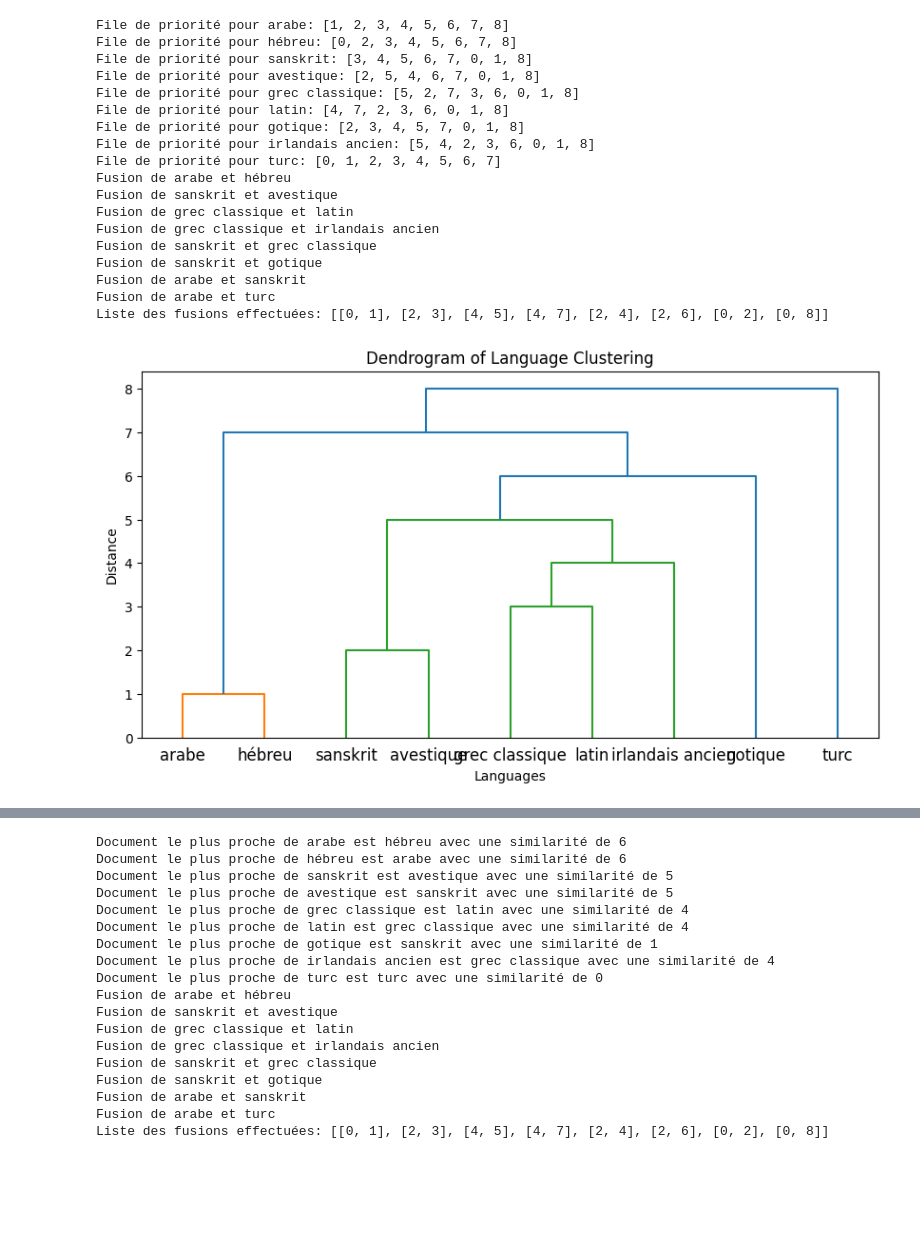
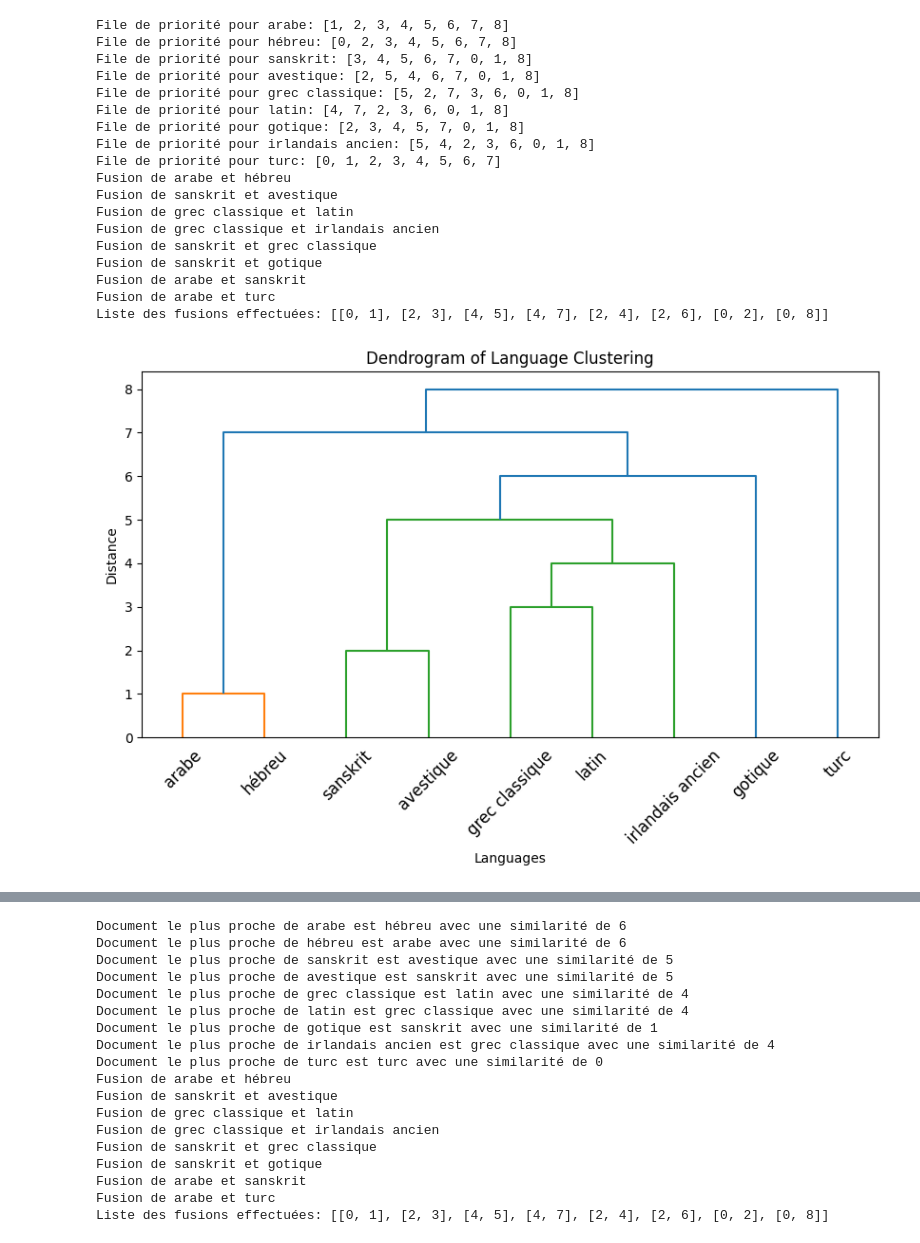
Before and after one commit to NielsTRS/ia_tp_cah, a Jupyter notebook: tp_note.ipynb, the cells around one changed output, grey strips where cells are left out. Drawn from its saved outputs; the diff is of its cells as text; code cells hidden in the pictures; blank space fills up the shorter version.

```diff
--- a/tp_note.ipynb
+++ b/tp_note.ipynb
@@ -31,7 +31,7 @@ def first_algo():
 
     init(sim_mat, labels)
 
-    for k in range(len(labels)-1):
+    for _ in range(len(labels)-1):
         max_sim = -1
         i1, i2 = -1, -1
         for i in range(len(labels)):
@@ -83,7 +83,7 @@ def second_algo():
     init(sim_mat, labels)
 
     # Iterative merging process
-    for k in range(len(labels) - 1):
+    for _ in range(len(labels) - 1):
         # Find the pair of clusters with the highest similarity
         i1 = max([i for i in range(len(labels)) if I[i] == i], key=lambda x: P[x][0])
         i2 = I[P[i1][1]]
@@ -127,7 +127,7 @@ def plot_dendrogram(Z, labels):
     x_coords = {i: i for i in range(n)}
     y_coords = {i: 0 for i in range(n)}
 
-    for i, (ci1, ci2, dist, size) in enumerate(Z):
+    for i, (ci1, ci2, dist, _) in enumerate(Z):
         x1, x2 = x_coords[ci1], x_coords[ci2]
         y1, y2 = y_coords[ci1], y_coords[ci2]
         x_new = (x1 + x2) / 2
@@ -158,6 +158,7 @@ dendrogram(Z, labels=labels)
 plt.title('Dendrogram of Language Clustering')
 plt.xlabel('Languages')
 plt.ylabel('Distance')
+plt.xticks(rotation=45)
 plt.show()
 
 # Plot the dendrogram
@@ -169,34 +170,35 @@ Z = create_linkage_matrix(L, len(labels))
 
 # Plot the dendrogram
 plt.figure(figsize=(10, 5))
 dendrogram(Z, labels=labels)
 plt.title('Dendrogram of Language Clustering')
 plt.xlabel('Languages')
 plt.ylabel('Distance')
+plt.xticks(rotation=45)
 plt.show()
 
 # Plot the dendrogram
 plot_dendrogram(Z, labels)
 # %% [output]
 File de priorité pour arabe: [1, 2, 3, 4, 5, 6, 7, 8]
 File de priorité pour hébreu: [0, 2, 3, 4, 5, 6, 7, 8]
 File de priorité pour sanskrit: [3, 4, 5, 6, 7, 0, 1, 8]
 File de priorité pour avestique: [2, 5, 4, 6, 7, 0, 1, 8]
 File de priorité pour grec classique: [5, 2, 7, 3, 6, 0, 1, 8]
 File de priorité pour latin: [4, 7, 2, 3, 6, 0, 1, 8]
 File de priorité pour gotique: [2, 3, 4, 5, 7, 0, 1, 8]
 File de priorité pour irlandais ancien: [5, 4, 2, 3, 6, 0, 1, 8]
 File de priorité pour turc: [0, 1, 2, 3, 4, 5, 6, 7]
 Fusion de arabe et hébreu
 Fusion de sanskrit et avestique
 Fusion de grec classique et latin
 Fusion de grec classique et irlandais ancien
 Fusion de sanskrit et grec classique
 Fusion de sanskrit et gotique
 Fusion de arabe et sanskrit
 Fusion de arabe et turc
 Liste des fusions effectuées: [[0, 1], [2, 3], [4, 5], [4, 7], [2, 4], [2, 6], [0, 2], [0, 8]]
-[figure, old version]
+[figure, new version]
 [figure]
 Document le plus proche de arabe est hébreu avec une similarité de 6
 Document le plus proche de hébreu est arabe avec une similarité de 6
```
Also changed, not shown: parts of 3 cells of this notebook.
